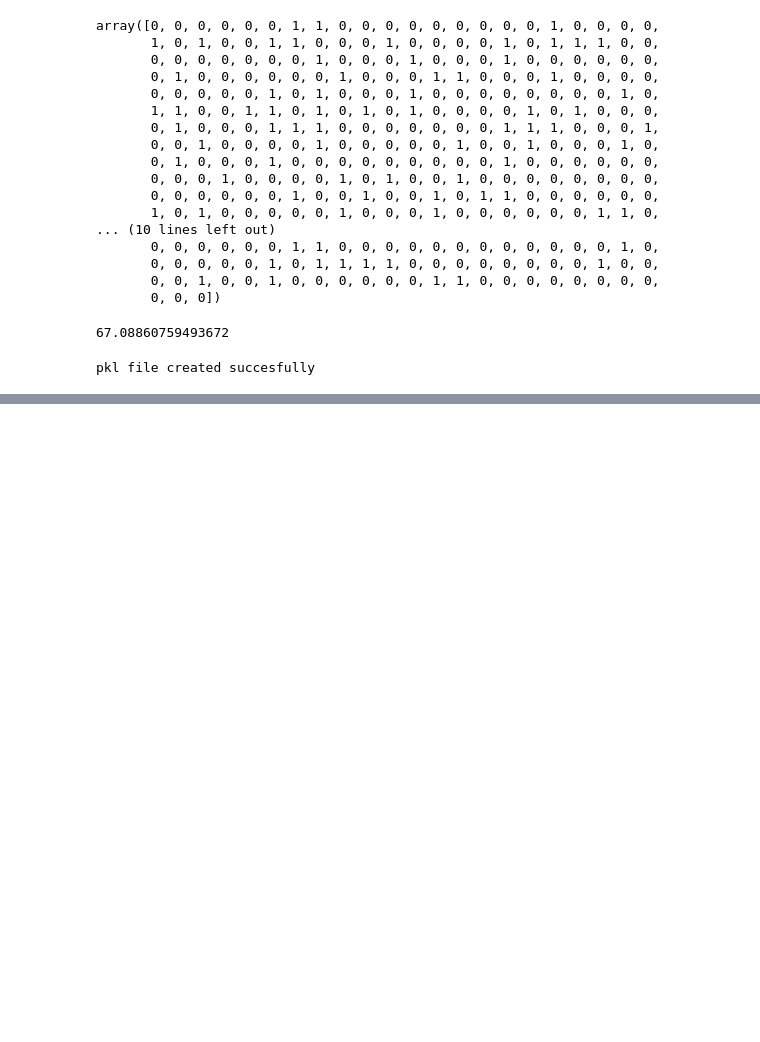
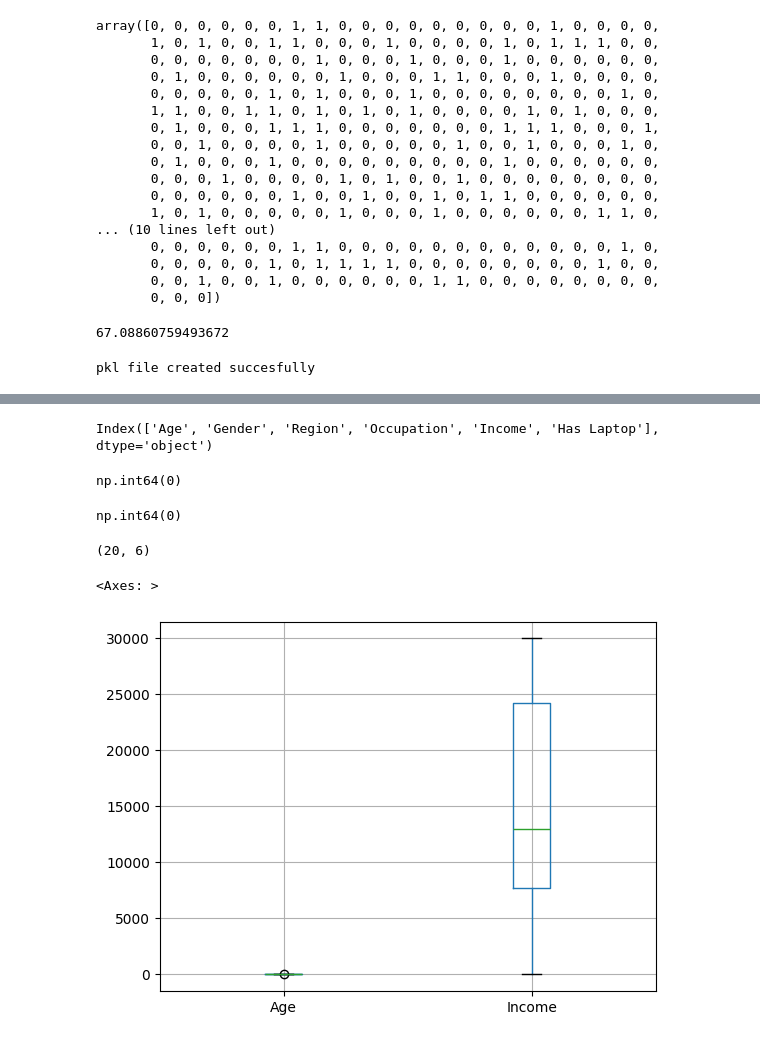
Before and after one commit to Aradhyagodambe/Python-Colab-Files, a Jupyter notebook: ML_Fundamnetals.ipynb, the cells around one changed output, grey strips where cells are left out. Cells and saved outputs as stored; diff of their text form; code cells hidden in the pictures; blank space fills up the shorter version.

```diff
--- a/ML_Fundamnetals.ipynb
+++ b/ML_Fundamnetals.ipynb
@@ -1018,0 +1202,23 @@ pkl file created succesfully
+# %%
+LU = pd.read_csv(f"{path}/Laptop-Users.csv")
+# %%
+LU.columns
+# %% [output]
+Index(['Age', 'Gender', 'Region', 'Occupation', 'Income', 'Has Laptop'], dtype='object')
+# %%
+LU.isna().sum().sum()
+# %% [output]
+np.int64(0)
+# %%
+LU.duplicated().sum()
+# %% [output]
+np.int64(0)
+# %%
+LU.shape
+# %% [output]
+(20, 6)
+# %%
+LU.boxplot()
+# %% [output]
+<Axes: >
+[figure, added]
```
Also changed, not shown: parts of 29 cells of this notebook.
